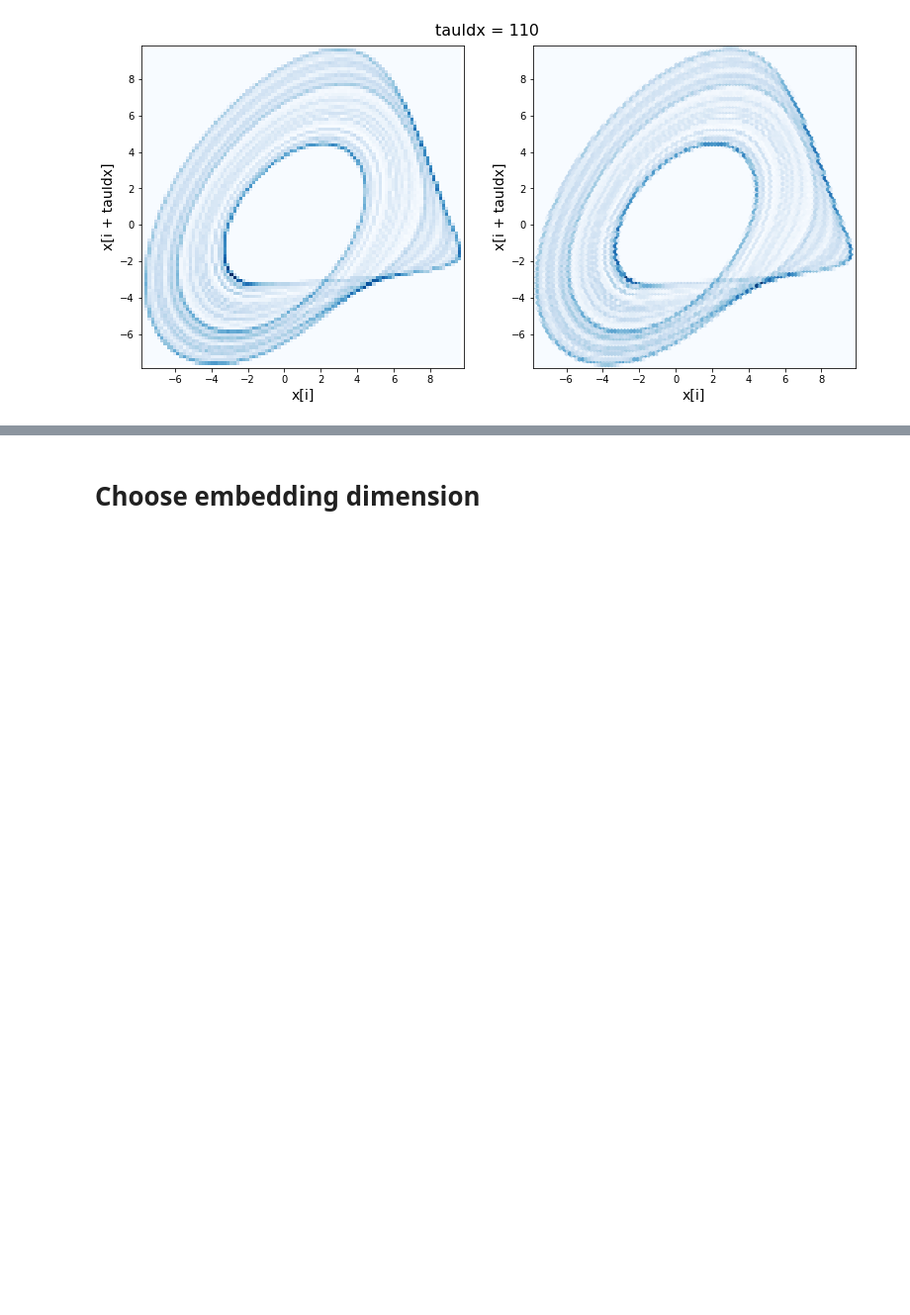
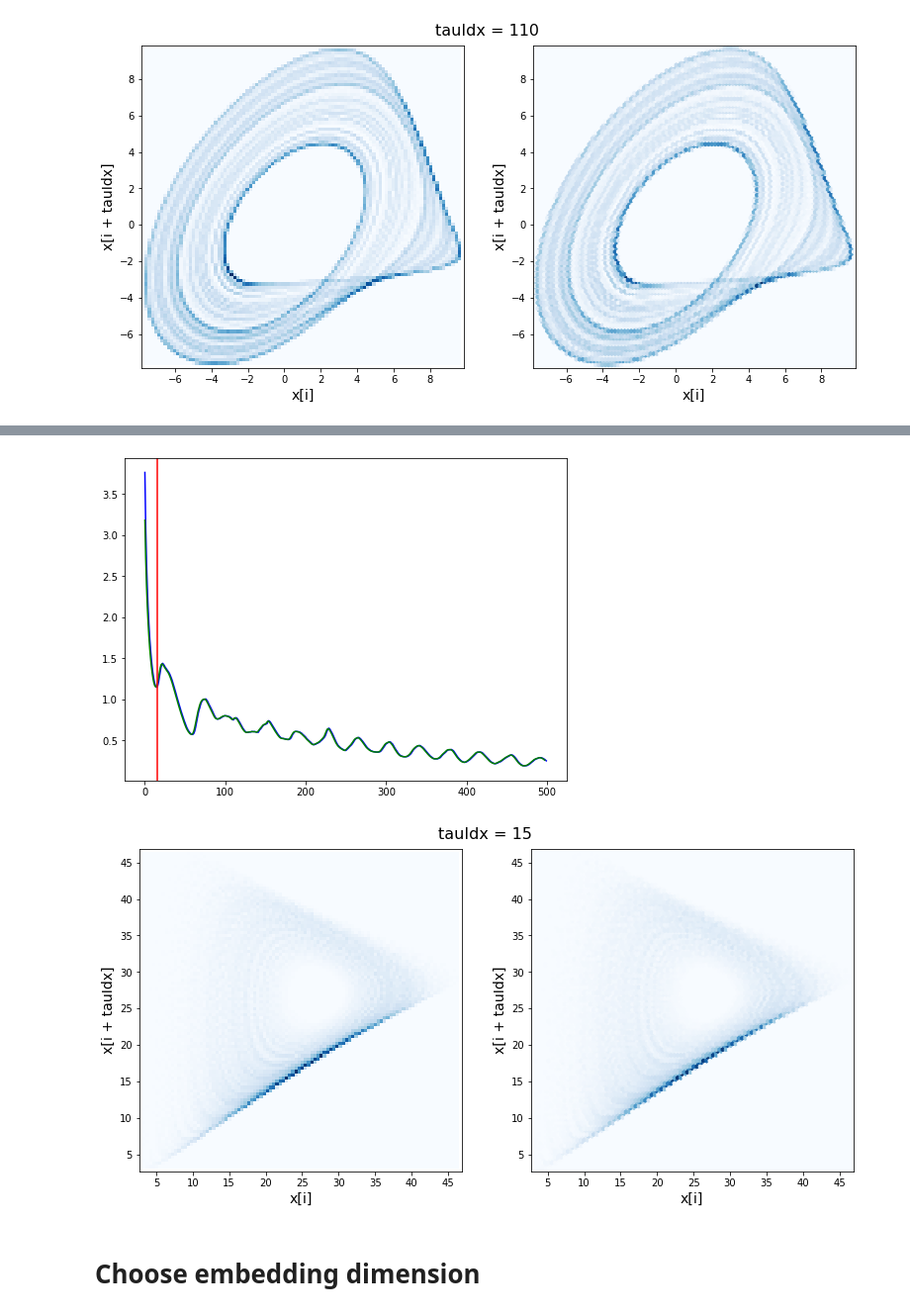
Before and after one commit to esandford/starspot_chaos, a Jupyter notebook: syntheticSignals.ipynb, the cells around one changed output, grey strips where cells are left out. Shown at 99% size. Saved outputs shown, nothing was run; the diff lists cells and outputs as text; code cells hidden in the pictures; blank space fills up the shorter version.

```diff
--- a/syntheticSignals.ipynb
+++ b/syntheticSignals.ipynb
@@ -807,3 +811,8 @@ print(bestTau)
+# %%
+mutInfo, bestTau = FS86(timeSeries = lorenz_r[:,2], trialDelayIndices = np.arange(500), plot=True)
+# %% [output]
+[figure, added]
+[figure, added]
 # %% [markdown]
 # Choose embedding dimension
 # %% [markdown]
```
Also changed, not shown: parts of 14 cells of this notebook.
